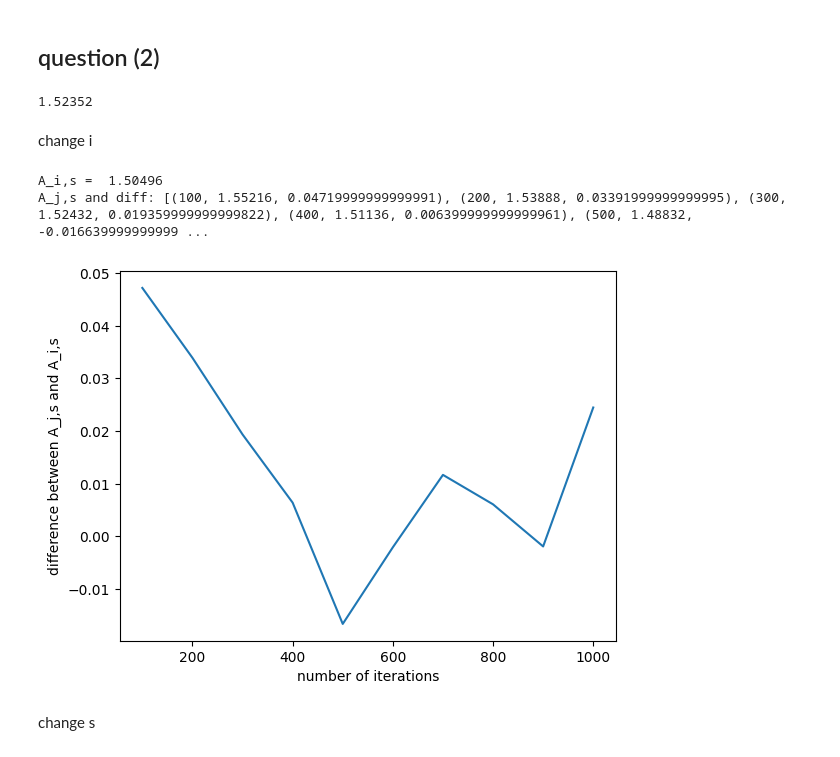
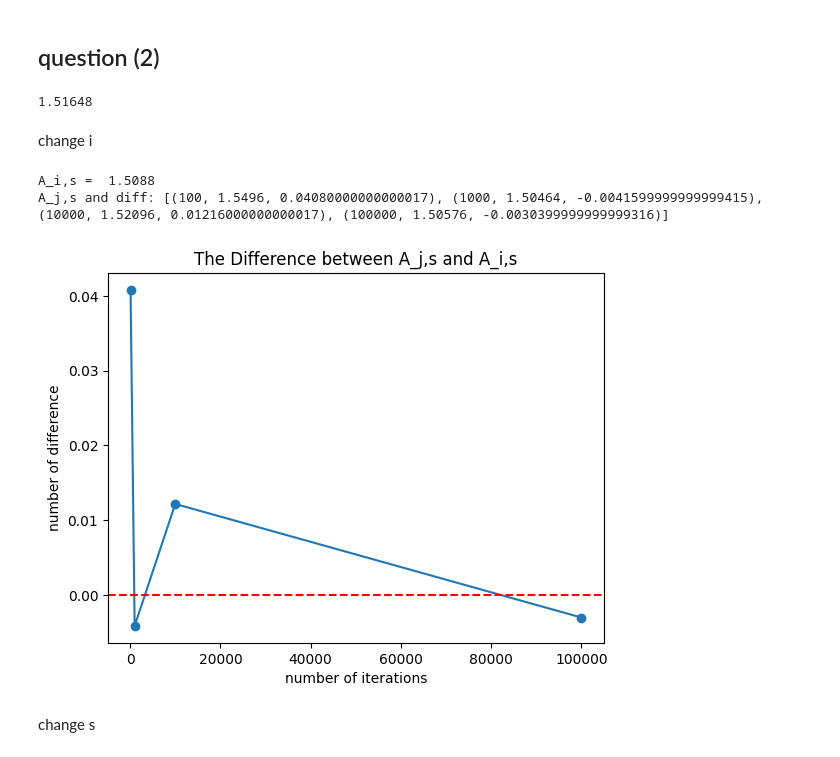
Before and after one commit to archiezq/Stochastic_assign1, a Jupyter notebook: 23_of_assign1.ipynb, the cells around one changed output. Drawn from its saved outputs; the diff is of its cells as text; code cells hidden in the pictures.

```diff
--- a/23_of_assign1.ipynb
+++ b/23_of_assign1.ipynb
@@ -69,38 +69,40 @@ def monte_carlo_mandelbrot_area(max_iter, max_sample, x_min, x_max, y_min, y_max
 x_min, x_max = -2.5, 1.5
 y_min, y_max = -2, 2
 
-iter = 100  # Example number of iterations
+iter = 1000  # Example number of iterations
 samples = 100000   # Example number of samples
 area_estimate = monte_carlo_mandelbrot_area(iter, samples, x_min, x_max, y_min, y_max)
 print(area_estimate)
 # %% [output]
-1.52352
+1.51648
 # %% [markdown]
 change i
 # %%
 import matplotlib.pyplot as plt
-def convergence_iter(max_iter, samples, step=100):
+def convergence_iter(max_iter, samples, step=20000):
 
-    area_i_s = monte_carlo_mandelbrot_area(max_iter, samples, x_min, x_max, y_min, y_max)
+    area_i_s = monte_carlo_mandelbrot_area(max(max_iter), samples, x_min, x_max, y_min, y_max)
     differences = []
     # Calculate A_j,s
-    for j in range(step, max_iter+1, step):
+    for j in max_iter:
         area_j_s = monte_carlo_mandelbrot_area(j, samples, x_min, x_max, y_min, y_max)
         difference = area_j_s - area_i_s
         differences.append((j, area_j_s, difference))
     return area_i_s, differences
 
 # Example usage
-max_iterations = 1000  # Highest number of iterations
-sample_size = 100000   # Number of samples
-area_i_s, convergence_data = convergence_iter(max_iterations, sample_size)
+iters = [100, 1000, 10000, 100000]  # Highest number of iterations
+samples = 100000   # Number of samples
+area_i_s, convergence_data = convergence_iter(iters, samples)
 j_values, area_j_s, diff = zip(*convergence_data)
-plt.plot(j_values, diff)
+plt.plot(j_values, diff,'-o')
 plt.xlabel("number of iterations")
-plt.ylabel("difference between A_j,s and A_i,s")
+plt.ylabel("number of difference")
+plt.axhline(y = 0.0, c="r", ls="--")
+plt.title("The Difference between A_j,s and A_i,s")
 print("A_i,s = ", area_i_s)
 print("A_j,s and diff:", convergence_data)
 # %% [output]
-A_i,s =  1.50496
-A_j,s and diff: [(100, 1.55216, 0.04719999999999991), (200, 1.53888, 0.03391999999999995), (300, 1.52432, 0.019359999999999822), (400, 1.51136, 0.006399999999999961), (500, 1.48832, -0.016639999999999 ...
+A_i,s =  1.5088
+A_j,s and diff: [(100, 1.5496, 0.04080000000000017), (1000, 1.50464, -0.0041599999999999415), (10000, 1.52096, 0.01216000000000017), (100000, 1.50576, -0.0030399999999999316)]
-[figure, old version]
+[figure, new version]
```
Also changed, not shown: parts of 8 cells of this notebook.
